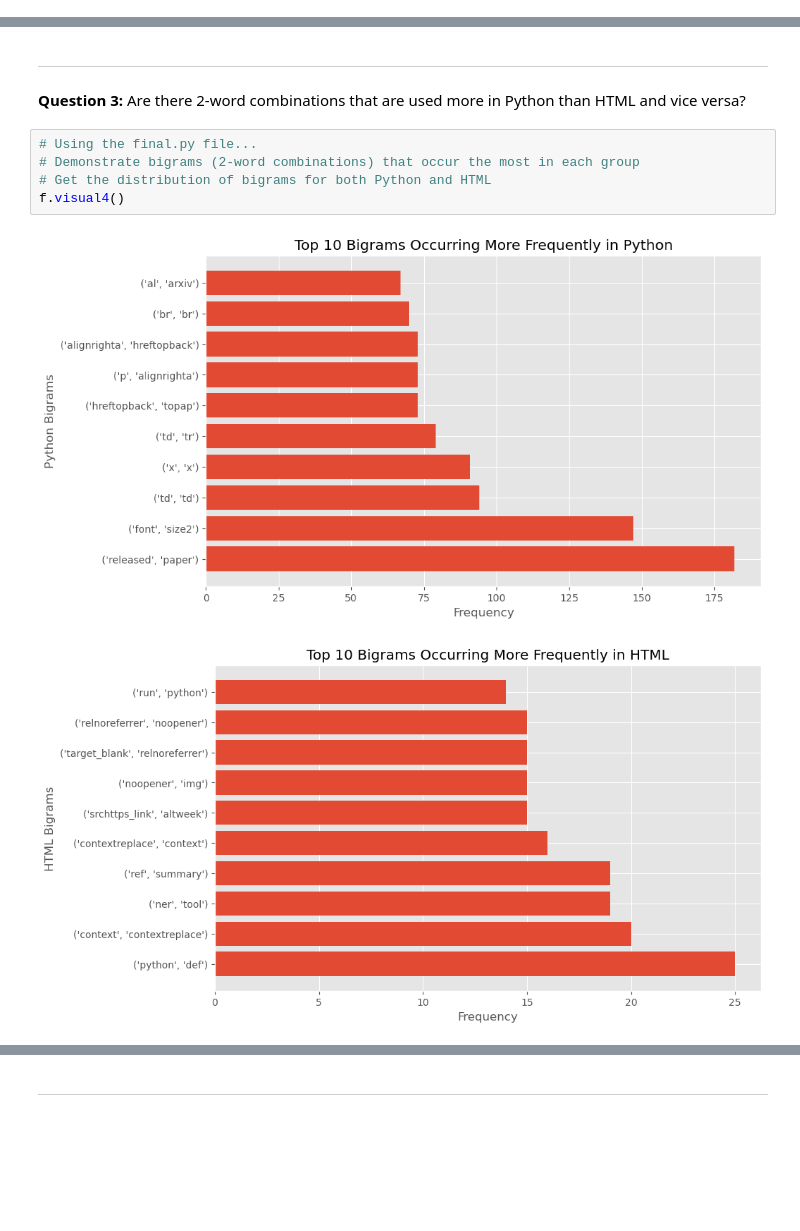
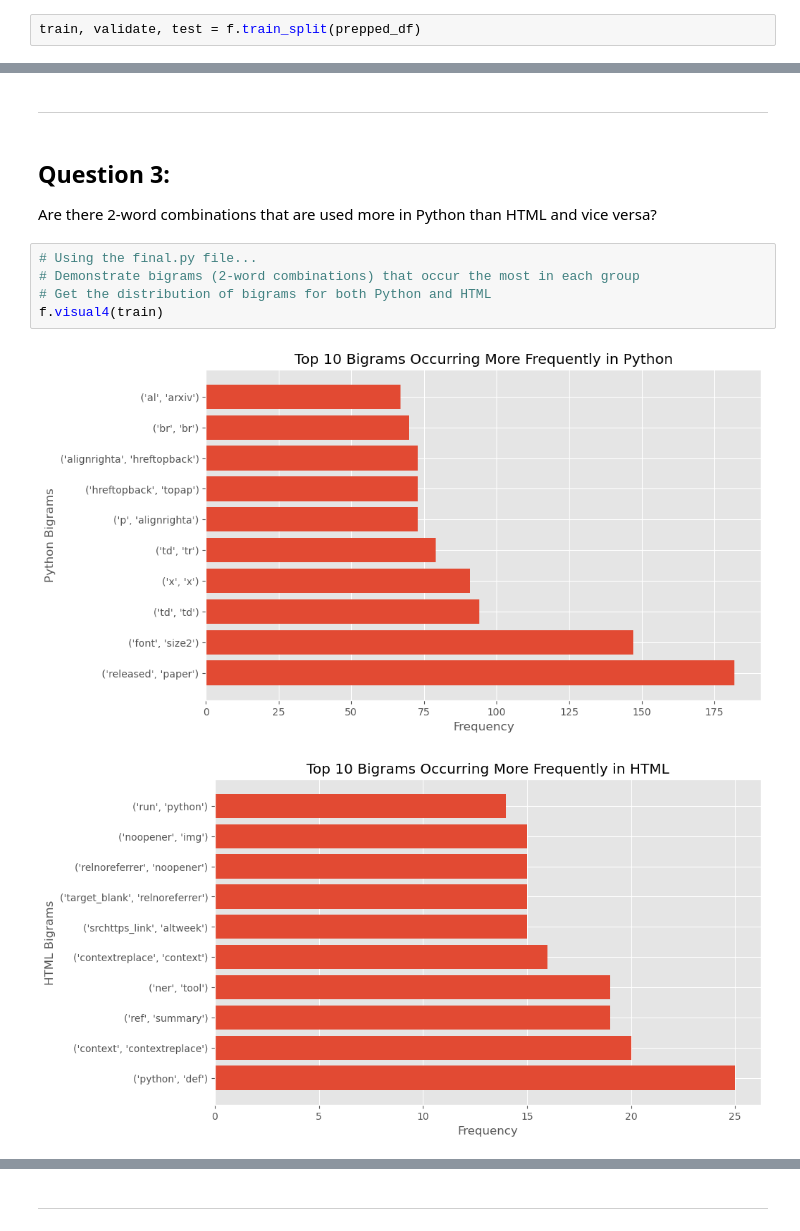
Before and after one commit to NLP-Casey-Harris-Wood-Project/nlp-project, a Jupyter notebook: final_report.ipynb, the cells around one changed output, grey strips where cells are left out. Cells and saved outputs as stored; diff of their text form; blank space fills up the shorter version.

```diff
--- a/final_report.ipynb
+++ b/final_report.ipynb
@@ -140,0 +148,2 @@ prepped_df.shape
+# %%
+train, validate, test = f.train_split(prepped_df)
@@ -183,13 +200,14 @@ f.visual3()
 # %% [markdown]
 ---
 # %% [markdown]
-<b>Question 3:</b> Are there 2-word combinations that are used more in Python than HTML and vice versa?
+## <b> Question 3: </b>
+Are there 2-word combinations that are used more in Python than HTML and vice versa?
 # %%
 # Using the final.py file...
 # Demonstrate bigrams (2-word combinations) that occur the most in each group
 # Get the distribution of bigrams for both Python and HTML
-f.visual4()
+f.visual4(train)
 # %% [output]
-[figure, old version]
+[figure, new version]
-[figure, old version]
+[figure, new version]
 # %% [markdown]
```
Also changed, not shown: parts of 40 cells of this notebook, 4 other files.
